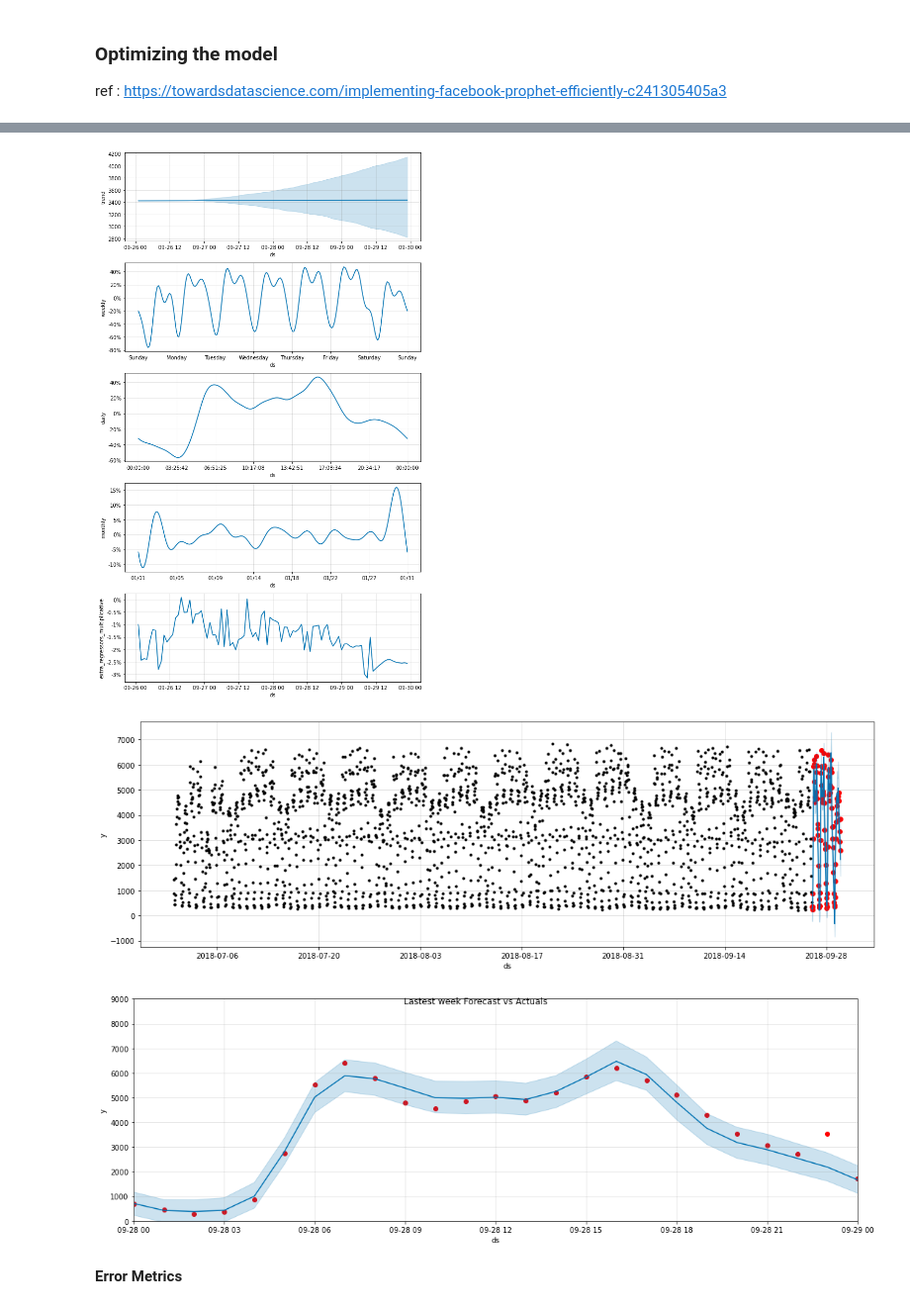
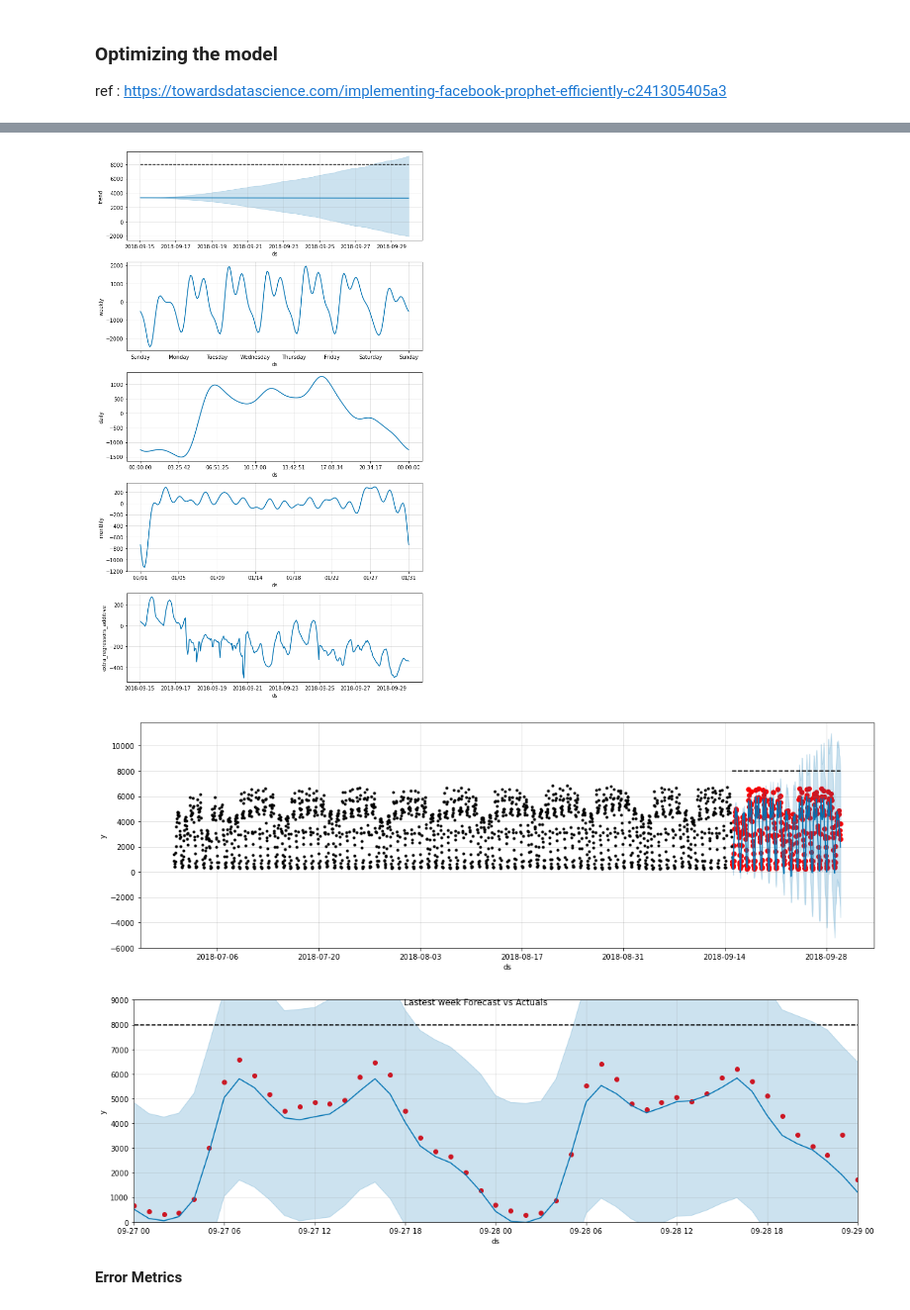
Before and after one commit to amine-akrout/Time-series-forecasting, a Jupyter notebook: Time_series_forecasting_using_Prophet.ipynb, the cells around one changed output, grey strips where cells are left out. Shown at 99% size. Cells and saved outputs as stored; diff of their text form; code cells hidden in the pictures.

```diff
--- a/Time_series_forecasting_using_Prophet.ipynb
+++ b/Time_series_forecasting_using_Prophet.ipynb
@@ -55,7 +58,7 @@ plt.show()
 # %% [markdown]
 Train/Test Split
 # %%
-split_date = '2018-09-26'
+split_date = '2018-09-15'
 ts_train = ts.loc[ts.index <= split_date].copy()
 ts_test = ts.loc[ts.index > split_date].copy()
 # %%
@@ -347,19 +263,24 @@ Test Mean Absolute percentage Error: 35.27107719765663
 # %% [markdown]
 ### Optimizing the model
 ref : https://towardsdatascience.com/implementing-facebook-prophet-efficiently-c241305405a3
+# %%
+ts_train['cap'] = 8000
+ts_train['floor'] = 0
+ts_test['cap'] = 8000
+ts_test['floor'] = 0
 # %%
 %%time
 # Setup and train model
-model = Prophet(growth= 'linear',
+model = Prophet(growth='linear',
                 #holidays=holidays,
-                seasonality_mode= 'multiplicative',
-                changepoint_prior_scale=30,
-                seasonality_prior_scale=35,
-                holidays_prior_scale=20,
+                seasonality_mode= 'additive',
+                changepoint_prior_scale=10,
+                seasonality_prior_scale=0.01,
+                #holidays_prior_scale=20,
                 daily_seasonality=False, weekly_seasonality=False, yearly_seasonality=False
-               ).add_seasonality(name = 'monthly', period = 30.5, fourier_order=12
-               ).add_seasonality(name= 'daily', period= 1, fourier_order= 15
-               ).add_seasonality(name= 'weekly', period= 7, fourier_order= 20)
+               ).add_seasonality(name = 'monthly', period = 30.5, fourier_order=20
+               ).add_seasonality(name= 'daily', period= 1, fourier_order= 12
+               ).add_seasonality(name= 'weekly', period= 7, fourier_order= 24)
 model.add_regressor('temp')
 model.add_regressor('rain_1h')
 model.add_regressor('snow_1h')
@@ -384,7 +305,7 @@ fig = model.plot(y_pred, ax=ax)
 # Plot the components
 fig = model.plot_components(y_pred)
 # %% [output]
-[figure, old version]
+[figure, new version]
 # %%
 #### Compare Forecast to Actuals
 
@@ -395,22 +316,22 @@ f.set_figwidth(15)
 ax.scatter(ts_test.index, ts_test.y, color='r')
 fig = model.plot(y_pred, ax=ax)
 # %% [output]
-[figure, old version]
+[figure, new version]
 # %%
 #Lastest week predictions
 
 # Plot the forecast with the actuals
 f, ax = plt.subplots(1)
 f.set_figheight(5)
 f.set_figwidth(15)
 ax.scatter(ts_test.index, ts_test.y, color='r')
 fig = model.plot(y_pred, ax=ax)
-ax.set_xbound(lower= datetime.date(2018,9,28), upper=datetime.date(2018,9,29))
+ax.set_xbound(lower= datetime.date(2018,9,27), upper=datetime.date(2018,9,29))
 
 ax.set_ylim(0, 9000)
 plot = plt.suptitle('Lastest week Forecast vs Actuals')
 # %% [output]
-[figure, old version]
+[figure, new version]
 # %% [markdown]
 **Error Metrics**
 # %%
```
Also changed, not shown: parts of 37 cells of this notebook.
